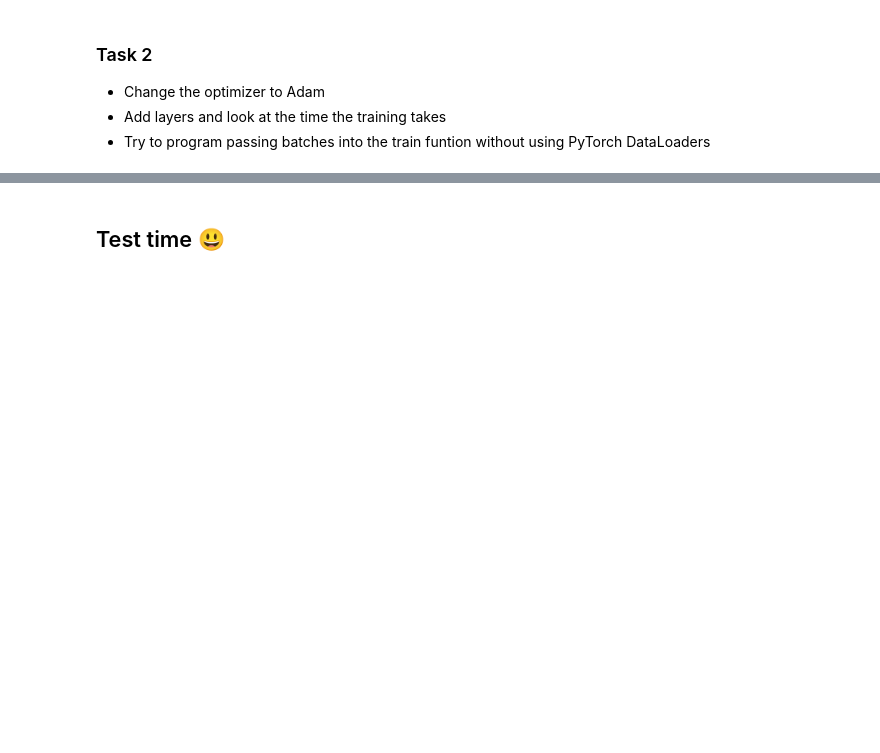
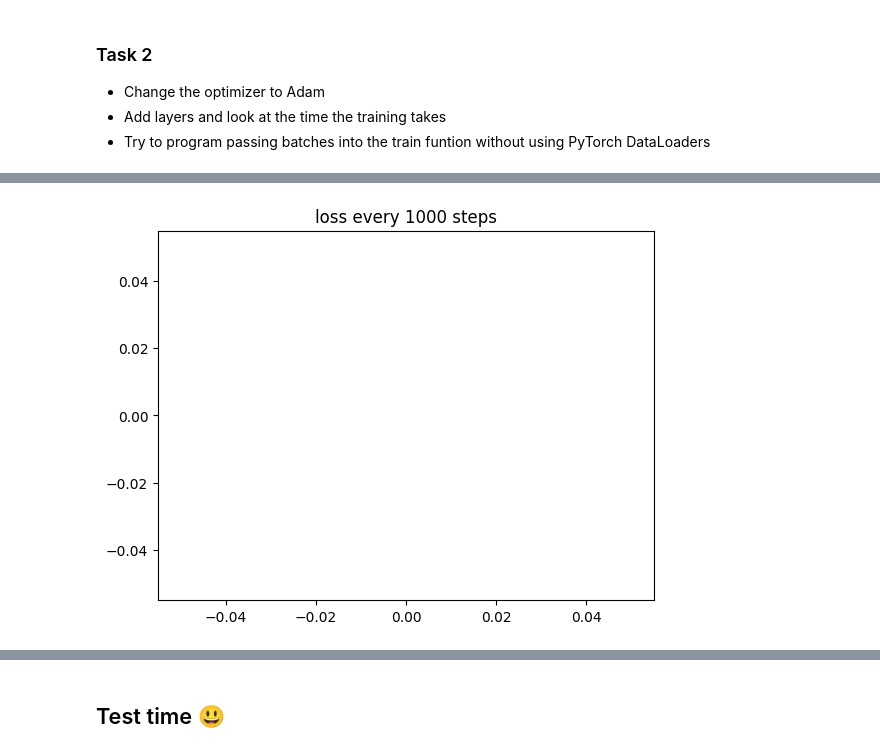
Before and after one commit to AammarTufail/intermediate_ml_course_pytorch, a Jupyter notebook: Week1/PyTorch101.ipynb, the cells around one changed output, grey strips where cells are left out. Cells and saved outputs as stored; diff of their text form; code cells hidden in the pictures; blank space fills up the shorter version.

```diff
--- a/Week1/PyTorch101.ipynb
+++ b/Week1/PyTorch101.ipynb
@@ -277,0 +407,4 @@ model.plot_progress()
+# %%
+model_1.plot_progress()
+# %% [output]
+[figure, added]
```
Also changed, not shown: parts of 28 cells of this notebook, 3 other files.
